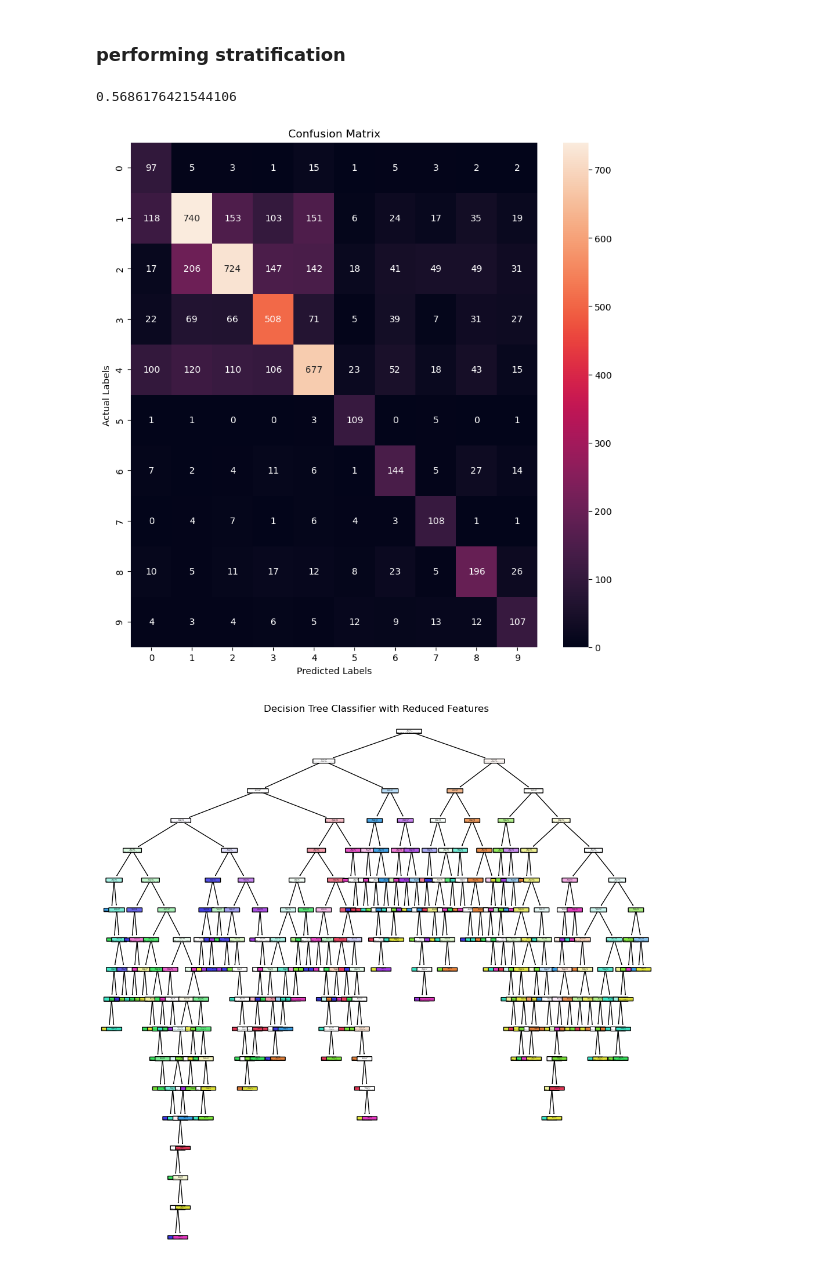
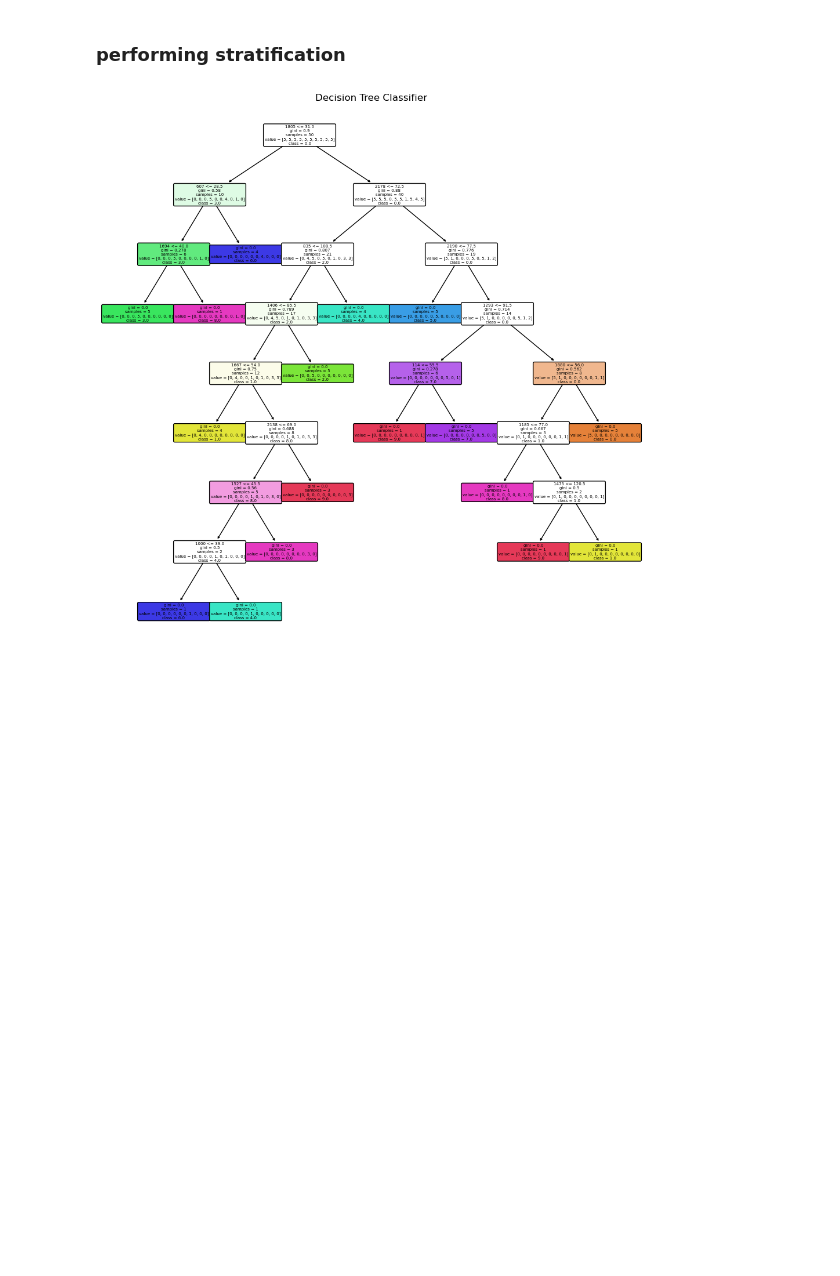
Before and after one commit to Suhail270/DMML_Part3, a Jupyter notebook: newDatasets.ipynb, the cells around one changed output. Saved outputs shown, nothing was run; the diff lists cells and outputs as text; code cells hidden in the pictures; blank space fills up the shorter version.

```diff
--- a/newDatasets.ipynb
+++ b/newDatasets.ipynb
@@ -693,44 +692,49 @@ visualise(model,X,y,Xt,yt,treePlot=True,heatMap=True)
 # %% [markdown]
 ### performing stratification
 # %%
-# Count occurrences of each class manually
-y_cop = y
-y_cop.rename(columns={'0': 'label'},inplace=True)
+# function to reduce number of samples from each class and get equal number of samples from each
+def stratifyData(num_samples,xtrain, ytrain):
+    # create copy of training labels
+    y_cop = y
+    y_cop.rename(columns={'0': 'label'},inplace=True)
 
+    # convert labels df into array
+    labels = np.array(y_cop)
+    # initialise dictionary to count number of data points in each class
+    class_counts = {}
+    # get number of data points in each class and update dictionary
+    for label in labels:
 
-labels = np.array(y_cop)
-class_counts = {}
+        if label[0] in class_counts:
+            class_counts[label[0]] = class_counts[label[0]] + 1
+        else:
+            class_counts[label[0]] = 1
 
-for label in labels:
-    # Update the count for each class in the dictionary
-    if label[0] in class_counts:
-        class_counts[label[0]] += 1
-    else:
-        class_counts[label[0]] = 1
+    # Find the class with minimum datapoints
+    min_class = min(class_counts, key=class_counts.get)
 
-# Find the key with the minimum value
-min_key = min(class_counts, key=lambda k: class_counts[k])
+    # Get the minimum value
+    min_value = class_counts[min_class]
 
-# Get the minimum value
-min_value = class_counts[min_key]
+    samples_to_select = min(min_value,num_samples)
+    # Initialize arrays to store the stratified subsample
+    X_stratified = np.empty((0, X.shape[1]))
+    y_stratified = np.empty((0,1))
 
-np.unique(y)
-# Initialize arrays to store the stratified subsample
-X_stratified = np.empty((0, X.shape[1]))
-y_stratified = np.empty((0,1), dtype=int)
+    # Iterate over unique classes
+    for class_num in np.unique(y):
+        # get indices where class label is equal to current class label
+        indices = np.where(y == class_num)[0]
 
-# Iterate over unique classes
-for class_num in np.unique(y):
-
-    indices = np.where(y == class_num)[0]
-
-
-
-    X_stratified = np.concatenate([X_stratified, np.array(X)[indices[:min_value]]])
-    y_stratified = np.concatenate([y_stratified, np.array(y)[indices[:min_value]]])
-
-visualise(model,pd.DataFrame(X_stratified),pd.DataFrame(y_stratified),Xt,yt,treePlot=True,heatMap=True)
+        # from xtrain and ytrain get the first 'samples_to_select' number of samples and concatenate the stratified array
+        X_stratified = np.concatenate([X_stratified, np.array(xtrain)[indices[:samples_to_select]]])
+        y_stratified = np.concatenate([y_stratified, np.array(ytrain)[indices[:samples_to_select]]])
+    # return stratified arrays
+    return X_stratified,y_stratified
-# %% [output]
-0.5686176421544106
-[figure, removed]
-[figure, removed]
+# %%
+# obtain stratified arrays with 5 samples from each class
+x_strat , y_strat = stratifyData(5,X,y)
+# get tree visualisation (only treePlot is set to true)
+visualise(model,pd.DataFrame(x_strat),pd.DataFrame(y_strat),Xt,yt,treePlot=True)
+# %% [output]
+[figure, added]
```
Also changed, not shown: parts of 2 cells of this notebook.
